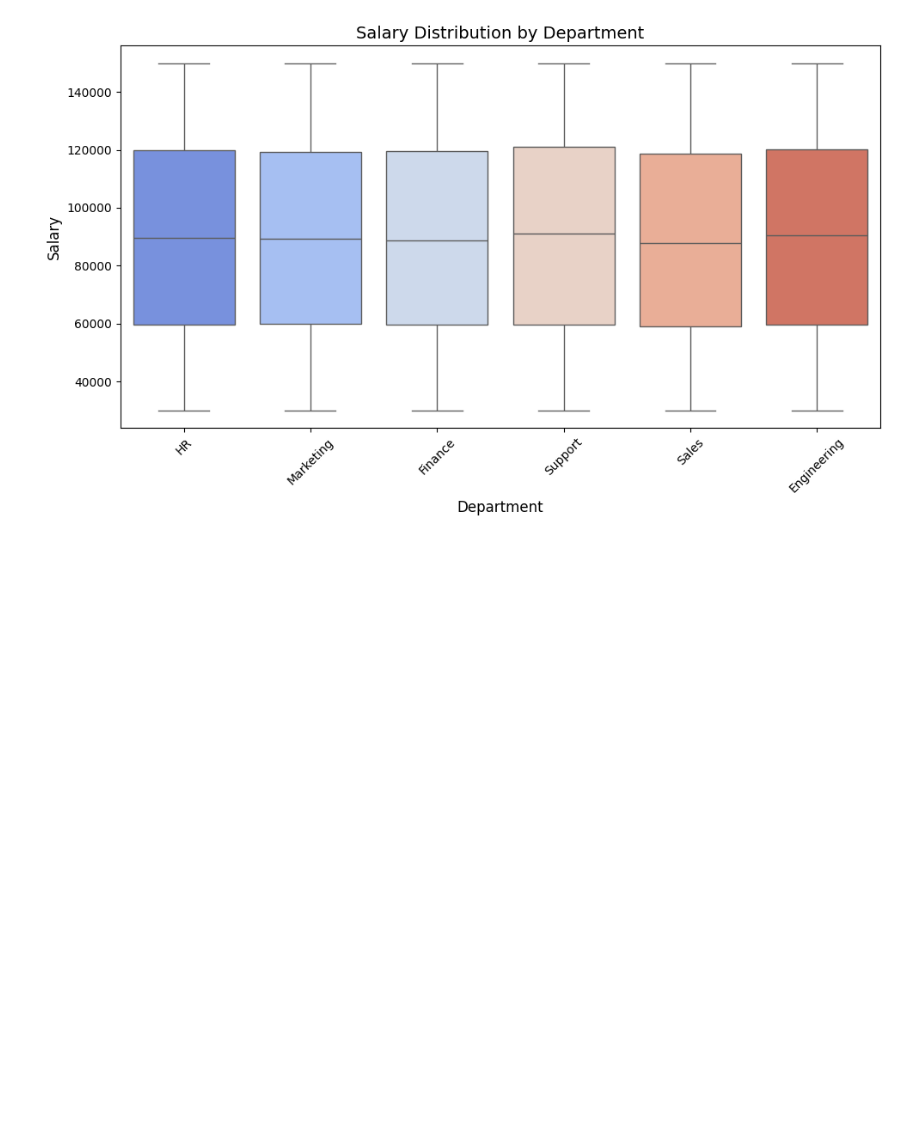
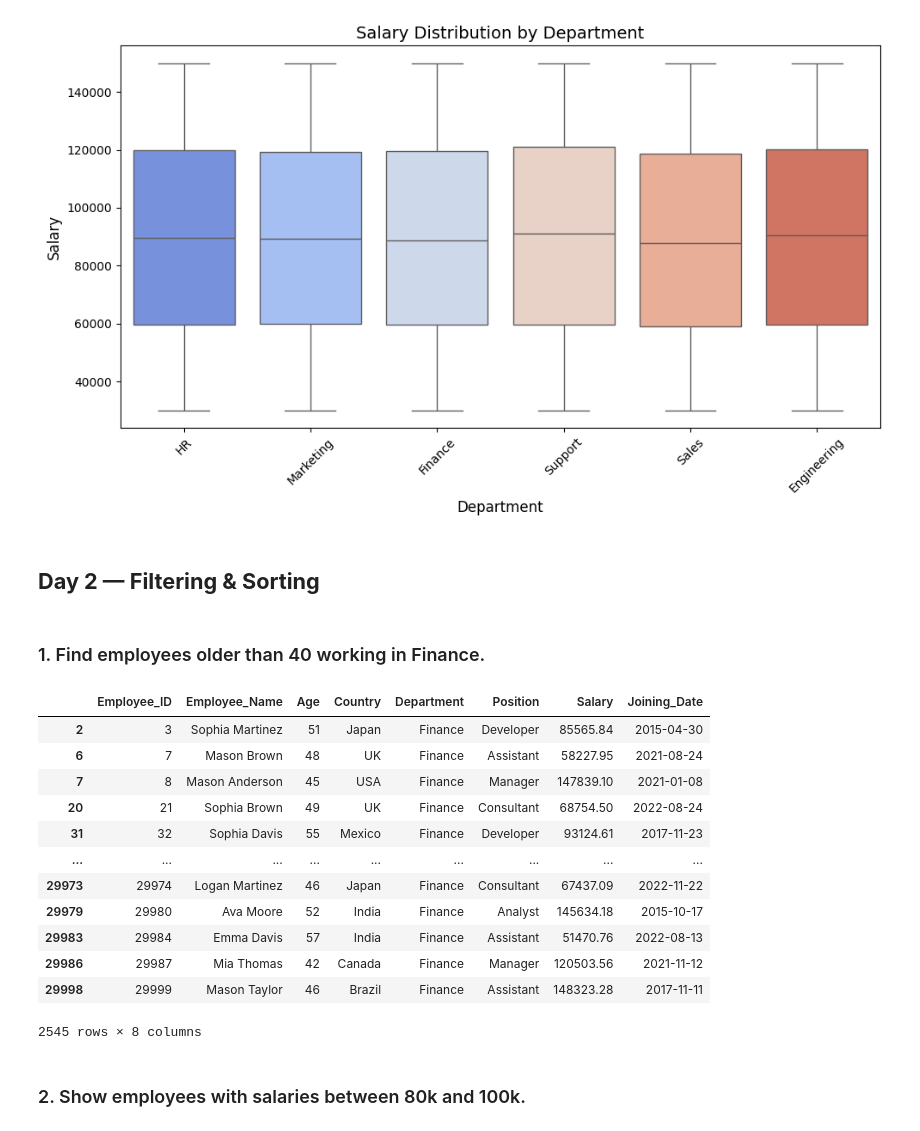
Before and after one commit to francisparwez/EmployeeInsight_SalaryTrends_Analysis, a Jupyter notebook: employee_insight.ipynb, the cells around one changed output. Drawn from its saved outputs; the diff is of its cells as text; code cells hidden in the pictures; blank space fills up the shorter version.

```diff
--- a/employee_insight.ipynb
+++ b/employee_insight.ipynb
@@ -236,3 +238,25 @@ plt.tight_layout()
 plt.show()
 # %% [output]
 [figure]
+# %% [markdown]
+## **Day 2 — Filtering & Sorting**
+# %% [markdown]
+### 1. Find employees older than 40 working in Finance.
+# %%
+df[(df['Age'] > 40) & (df['Department'] == 'Finance')]
+# %% [output]
+|  | Employee_ID | Employee_Name | Age | Country | Department | Position | Salary | Joining_Date |
+| 2 | 3 | Sophia Martinez | 51 | Japan | Finance | Developer | 85565.84 | 2015-04-30 |
+| 6 | 7 | Mason Brown | 48 | UK | Finance | Assistant | 58227.95 | 2021-08-24 |
+| 7 | 8 | Mason Anderson | 45 | USA | Finance | Manager | 147839.10 | 2021-01-08 |
+| 20 | 21 | Sophia Brown | 49 | UK | Finance | Consultant | 68754.50 | 2022-08-24 |
+| 31 | 32 | Sophia Davis | 55 | Mexico | Finance | Developer | 93124.61 | 2017-11-23 |
+| ... | ... | ... | ... | ... | ... | ... | ... | ... |
+| 29973 | 29974 | Logan Martinez | 46 | Japan | Finance | Consultant | 67437.09 | 2022-11-22 |
+| 29979 | 29980 | Ava Moore | 52 | India | Finance | Analyst | 145634.18 | 2015-10-17 |
+| 29983 | 29984 | Emma Davis | 57 | India | Finance | Assistant | 51470.76 | 2022-08-13 |
+| 29986 | 29987 | Mia Thomas | 42 | Canada | Finance | Manager | 120503.56 | 2021-11-12 |
+| 29998 | 29999 | Mason Taylor | 46 | Brazil | Finance | Assistant | 148323.28 | 2017-11-11 |
+2545 rows × 8 columns
+# %% [markdown]
+### 2. Show employees with salaries between 80k and 100k.
```
Also changed, not shown: parts of 3 cells of this notebook.
